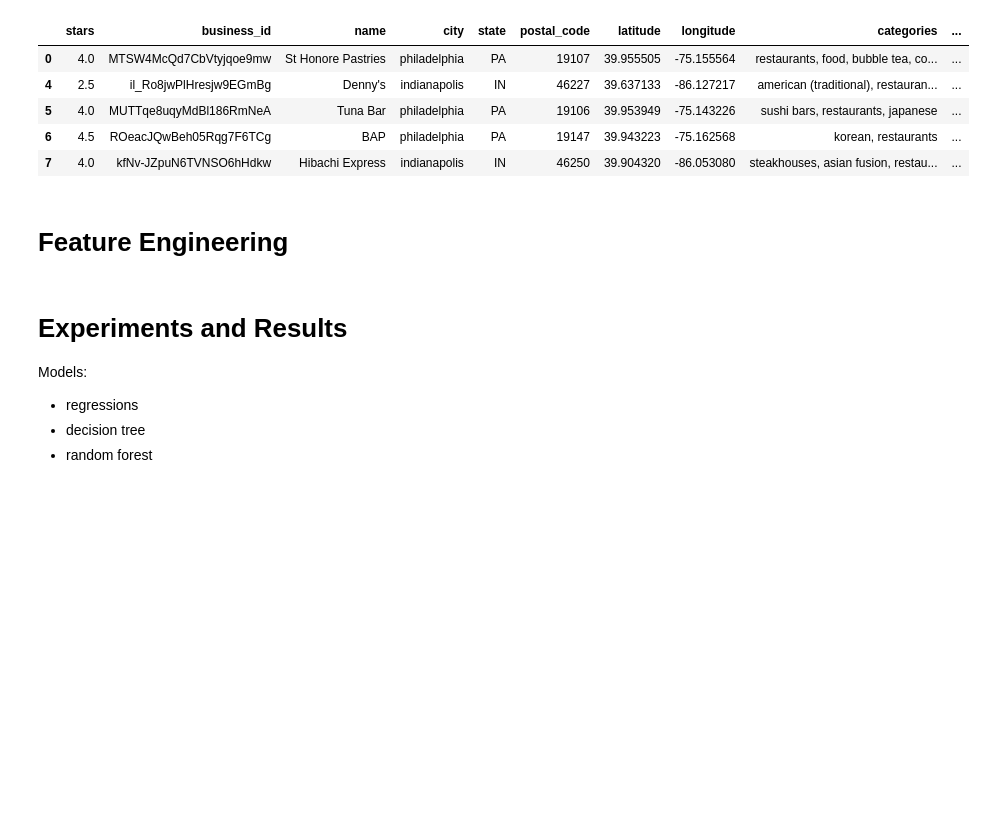
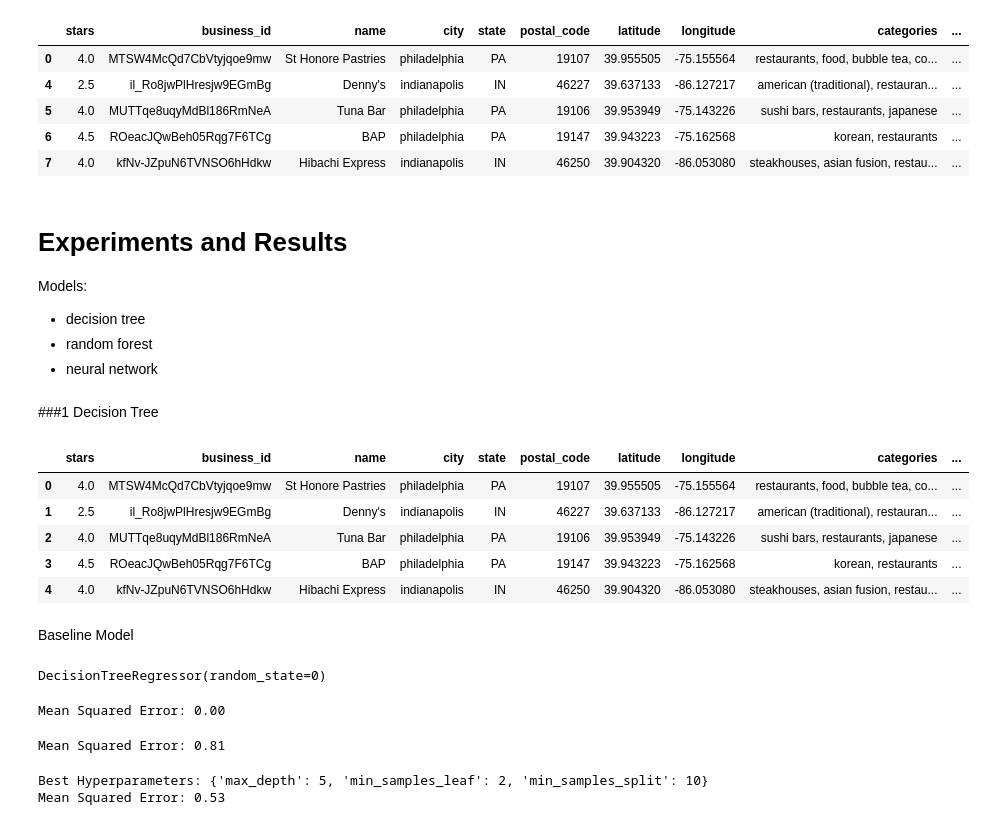
Before and after one commit to qiaojunch/cs6140-yelp-proj, a Jupyter notebook: yelp_proj.ipynb, the cells around one changed output. Drawn from its saved outputs; the diff is of its cells as text; code cells hidden in the pictures; blank space fills up the shorter version.

```diff
--- a/yelp_proj.ipynb
+++ b/yelp_proj.ipynb
@@ -767,13 +767,24 @@ business[cleaned_cols].head()
 | 7 | 4.0 | kfNv-JZpuN6TVNSO6hHdkw | Hibachi Express | indianapolis | IN | 46250 | 39.904320 | -86.053080 | steakhouses, asian fusion, restau... | ... |
 # %%
 business[cleaned_cols].to_csv('business_cleaned.csv', index=False)
-# %% [markdown]
-# Feature Engineering
 # %% [markdown]
 
 # Experiments and Results
 
 Models:
-- regressions
 - decision tree
 - random forest
+- neural network
+# %% [markdown]
+###1 Decision Tree
+# %%
+business_url = "business_cleaned.csv"
+business = pd.read_csv(business_url)
+business.head()
+# %% [output]
+|  | stars | business_id | name | city | state | postal_code | latitude | longitude | categories | ... |
+| 0 | 4.0 | MTSW4McQd7CbVtyjqoe9mw | St Honore Pastries | philadelphia | PA | 19107 | 39.955505 | -75.155564 | restaurants, food, bubble tea, co... | ... |
+| 1 | 2.5 | il_Ro8jwPlHresjw9EGmBg | Denny's | indianapolis | IN | 46227 | 39.637133 | -86.127217 | american (traditional), restauran... | ... |
+| 2 | 4.0 | MUTTqe8uqyMdBl186RmNeA | Tuna Bar | philadelphia | PA | 19106 | 39.953949 | -75.143226 | sushi bars, restaurants, japanese | ... |
+| 3 | 4.5 | ROeacJQwBeh05Rqg7F6TCg | BAP | philadelphia | PA | 19147 | 39.943223 | -75.162568 | korean, restaurants | ... |
+| 4 | 4.0 | kfNv-JZpuN6TVNSO6hHdkw | Hibachi Express | indianapolis | IN | 46250 | 39.904320 | -86.053080 | steakhouses, asian fusion, restau... | ... |
@@ -779,0 +805,56 @@ Models:
+# %% [markdown]
+Baseline Model
+# %%
+from sklearn.tree import DecisionTreeRegressor
+regressor = DecisionTreeRegressor(random_state = 0)
+regressor.fit(X_train, y_train)
+# %% [output]
+DecisionTreeRegressor(random_state=0)
+# %%
+y_pred = regressor.predict(X_train)
+from sklearn.metrics import mean_squared_error
+mse = mean_squared_error(y_train, y_pred)
+print(f"Mean Squared Error: {mse:.2f}")
+# %% [output]
+Mean Squared Error: 0.00
+# %%
+# Evaluate the model
+y_pred = regressor.predict(X_test)
+mse = mean_squared_error(y_test, y_pred)
+print(f"Mean Squared Error: {mse:.2f}")
+# %% [output]
+Mean Squared Error: 0.81
+# %%
+from sklearn.tree import DecisionTreeRegressor
+from sklearn.model_selection import GridSearchCV
+from sklearn.metrics import mean_squared_error
+
+# Define the parameter grid
+param_grid = {
+    'max_depth': [None, 5, 10, 15, 20],
+    'min_samples_split': [2, 5, 10, 15],
+    'min_samples_leaf': [1, 2, 4]
+}
+
+# Create a Decision Tree regressor
+dt_regressor = DecisionTreeRegressor(random_state=42)
+
+# Perform grid search with cross-validation
+grid_search = GridSearchCV(dt_regressor, param_grid, cv=5, scoring='neg_mean_squared_error')
+grid_search.fit(X_train, y_train)
+
+# Get the best parameters
+best_params = grid_search.best_params_
+print("Best Hyperparameters:", best_params)
+
+# Train the model with the best parameters
+best_dt_regressor = DecisionTreeRegressor(random_state=42, **best_params)
+best_dt_regressor.fit(X_train, y_train)
+
+# Evaluate the model
+y_pred = best_dt_regressor.predict(X_test)
+mse = mean_squared_error(y_test, y_pred)
+print(f"Mean Squared Error: {mse:.2f}")
+# %% [output]
+Best Hyperparameters: {'max_depth': 5, 'min_samples_leaf': 2, 'min_samples_split': 10}
+Mean Squared Error: 0.53
```
Also changed, not shown: parts of 42 cells of this notebook.
